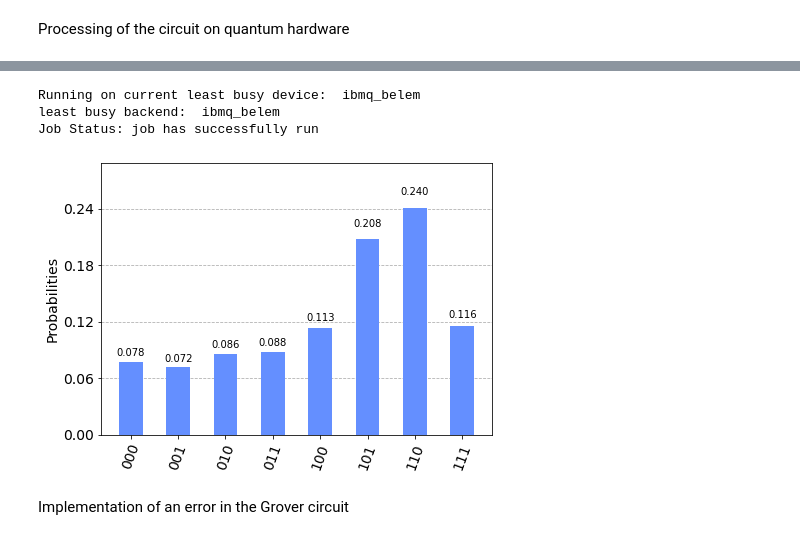
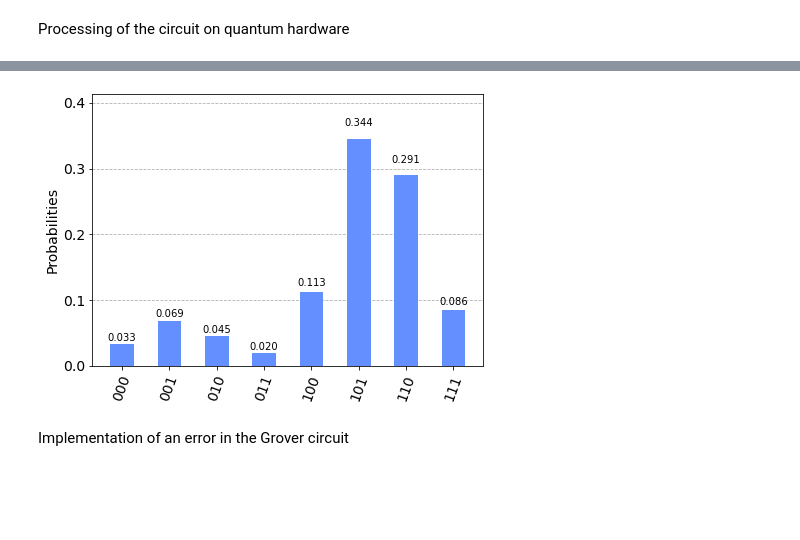
Before and after one commit to fgrosshans/M1-22-PIQ, a Jupyter notebook: Grover_3qubits_CZoracle.ipynb, the cells around one changed output, grey strips where cells are left out. Cells and saved outputs as stored; diff of their text form; code cells hidden in the pictures; blank space fills up the shorter version.

```diff
--- a/Grover_3qubits_CZoracle.ipynb
+++ b/Grover_3qubits_CZoracle.ipynb
@@ -78,24 +88,11 @@ grover_circuit.draw()
 # %% [markdown]
 Processing of the circuit on quantum hardware
 # %%
-# Load IBM Q account and get the least busy backend device
-provider = IBMQ.load_account()
-provider = IBMQ.get_provider("ibm-q")
-device = least_busy(provider.backends(filters=lambda x: x.configuration().n_qubits >= 3 and
-                                   not x.configuration().simulator and x.status().operational==True))
-print("Running on current least busy device: ", device)
-
-backend = least_busy(provider.backends(filters=lambda x: x.configuration().n_qubits >= 3 and
-                                   not x.configuration().simulator and x.status().operational==True))
-print("least busy backend: ", backend)
-
-# Run our circuit on the least busy backend. Monitor the execution of the job in the queue
-from qiskit.tools.monitor import job_monitor
+# Run on the least busy backend
 transpiled_grover_circuit = transpile(grover_circuit, device, optimization_level=3)
 job = device.run(transpiled_grover_circuit)
 job_monitor(job, interval=2)
 
-# Get the results from the computation
 results = job.result()
 answer = results.get_counts(grover_circuit)
 plot_histogram(answer)
@@ -104,7 +101,4 @@ ibmqfactory.load_account:WARNING:2022-05-03 16:47:14,529: Credentials are alread
-Running on current least busy device:  ibmq_belem
-least busy backend:  ibmq_belem
-Job Status: job has successfully run
-[figure, old version]
+[figure, new version]
 # %% [markdown]
 Implementation of an error in the Grover circuit
 # %%
```
Also changed, not shown: parts of 13 cells of this notebook, 19 other files.
